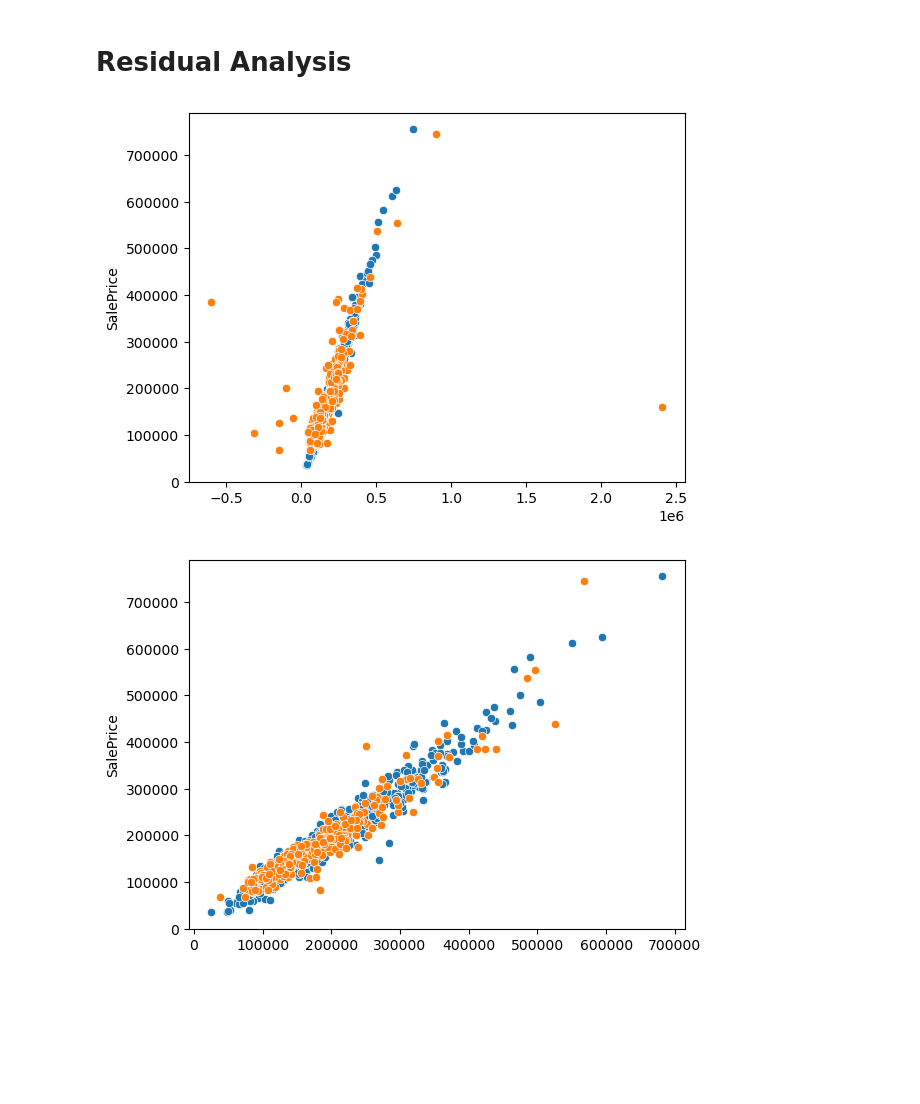
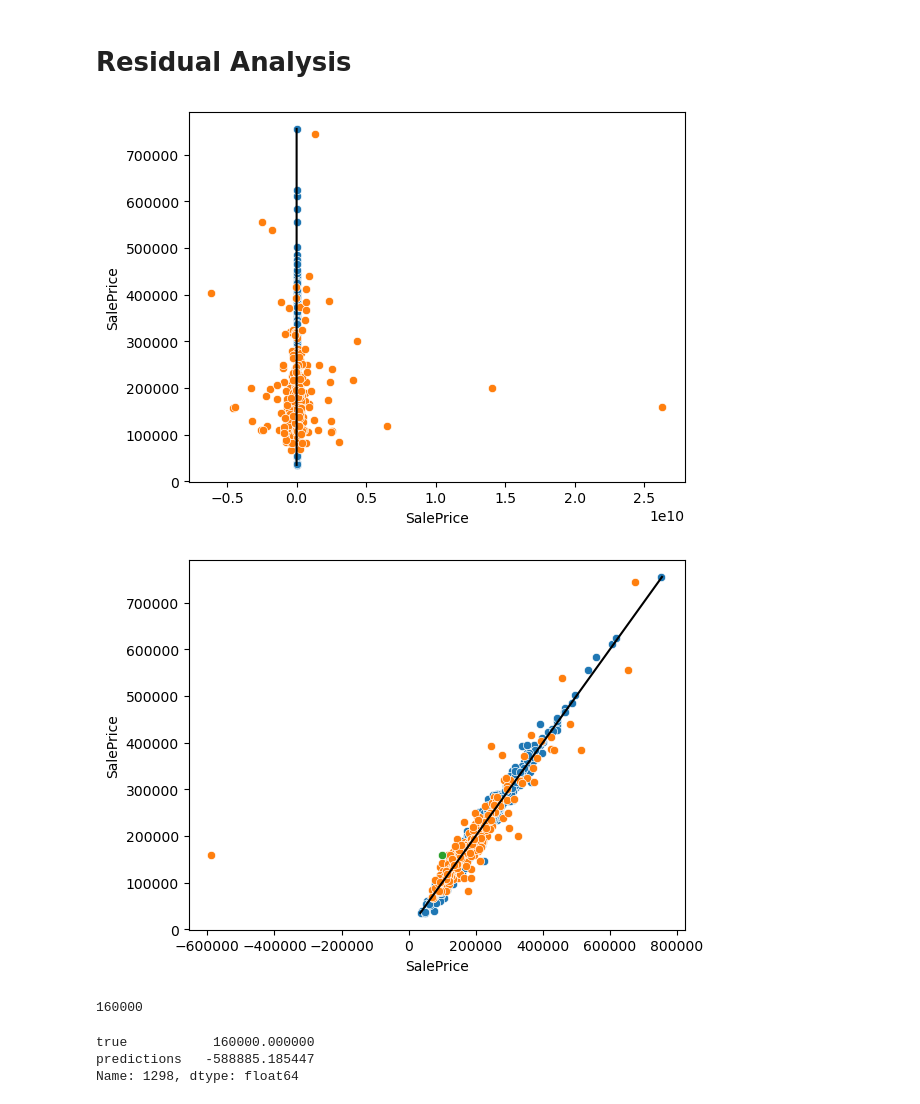
Before and after one commit to cmd-master/house-prices, a Jupyter notebook: _main.ipynb, the cells around one changed output. Saved outputs shown, nothing was run; the diff lists cells and outputs as text; code cells hidden in the pictures; blank space fills up the shorter version.

Commit message:
eda: outliers on test

```diff
--- a/_main.ipynb
+++ b/_main.ipynb
@@ -196,6 +286,3 @@ array(['Id', 'MSSubClass', 'LotFrontage', 'LotArea', 'OverallQual',
        'GarageCars', 'GarageArea', 'WoodDeckSF', 'OpenPorchSF',
        'EnclosedPorch', '3SsnPorch', 'ScreenPorch', 'PoolArea', 'MiscVal',
        'MoSold', 'YrSold'], dtype='<U13')
-# %%
-train['_other_rooms'] = train['TotRmsAbvGrd'] - train['BedroomAbvGr']
-train['_beds_ratio'] = train['_other_rooms'] / train['TotRmsAbvGrd']
@@ -272,12 +445,11 @@ class CustomEncode(BaseEstimator, TransformerMixin):
     def fit(self, X, y=None):
         return self
     def transform(self, X, y=None):
-        dat = {}
         for itm in self.led:
-            dat['y_'+itm] = X[itm].map({
+            X[itm] = X[itm].map({
                 x:y for x,y in zip(self.led[itm]['key']
                                    , self.led[itm]['val'])})
-        return pd.DataFrame(dat).fillna(0)
+        return X
 
 class EngineerFeature(BaseEstimator, TransformerMixin):
     def __init__(self):
@@ -288,21 +460,23 @@ class EngineerFeature(BaseEstimator, TransformerMixin):
         frame = pd.DataFrame({
             '_other_rooms': X['TotRmsAbvGrd'] - X['BedroomAbvGr']
             ,'_beds_ratio': (X['TotRmsAbvGrd'] - X['BedroomAbvGr']) / X['TotRmsAbvGrd']
+            , '_garage_fit': X['GarageArea'] * X['GarageCars']
+            , '_rooms_size': X['GrLivArea'] * (X['TotRmsAbvGrd'] - X['BedroomAbvGr'] - X['KitchenAbvGr'])
+            , '_total_SF': X[
+                ['TotalBsmtSF', '1stFlrSF', '2ndFlrSF'
+                 , 'WoodDeckSF', 'OpenPorchSF']
+            ].sum(axis=1)
+#             , '_bsmt_type1': X['BsmtFinType1'] * X['BsmtFinSF1']
         })
+
         return pd.concat([X, frame], axis=1)
 # %%
 num_pp = Pipeline([
-    ('dataselect', DataSelect(num_pk))
+    ('dataselect', DataSelect(num_pk+ord_pk))
+    , ('customencode', CustomEncode(blu))
     , ('engineer', EngineerFeature())
     , ('impute', SimpleImputer(strategy='median'))
-    , ('poly', PolynomialFeatures())
-    , ('scaler', StandardScaler())
-])
-
-ord_pp = Pipeline([
-    ('dataselect', DataSelect(ord_pk))
-    , ('customencode', CustomEncode(blu))
-    , ('poly', PolynomialFeatures())
+    , ('poly', PolynomialFeatures(3))
     , ('scaler', StandardScaler())
 ])
 
@@ -311,13 +485,7 @@ cat_pp = Pipeline([
     , ('impute', SimpleImputer(strategy='constant'))
     , ('encode', OneHotEncoder(handle_unknown='ignore', sparse_output=False))
 ])
-
 pipe = FeatureUnion([
     ('numeric', num_pp)
-    , ('cat_order', ord_pp)
-    , ('cat_text', cat_pp)
+    ,('cat_text', cat_pp)
 ])
-
-pipe.fit(train)
-train_pre = pipe.transform(train)
-test_pre = pipe.transform(test)
@@ -337,5 +509,5 @@ model_base = lin_reg
 # %%
-rid_reg = Ridge(10)
+rid_reg = Ridge(100)
 rid_reg.fit(train_pre, train[target])
 print(np.sqrt(-cross_val_score(rid_reg, train_pre, train[target], scoring='neg_mean_squared_error').mean()))
 model_tune = rid_reg
@@ -373,14 +545,30 @@ Xhat = model_base.predict(test_pre)
 Yhat = test[target]
 sns.scatterplot(x=X, y=Y);
 sns.scatterplot(x=Xhat, y=Yhat);
+sns.lineplot(x=Y, y=Y, color='black');
 # %% [output]
-[figure, old version]
+[figure, new version]
 # %%
 X = model_tune.predict(train_pre)
 Y = train[target]
 Xhat = model_tune.predict(test_pre)
 Yhat = test[target]
 sns.scatterplot(x=X, y=Y);
 sns.scatterplot(x=Xhat, y=Yhat);
+sns.lineplot(x=Y, y=Y, color='black');
+sns.scatterplot(x=[100483.45416], y=[160000.000000]);
 # %% [output]
-[figure, old version]
+[figure, new version]
+# %%
+Yhat[1298]
+# %% [output]
+160000
+# %%
+pd.DataFrame({
+    'true': Yhat
+    , 'predictions': Xhat
+}).loc[1298]
+# %% [output]
+true           160000.000000
+predictions   -588885.185447
+Name: 1298, dtype: float64
```
Also changed, not shown: parts of 30 cells of this notebook, 6 other files.
